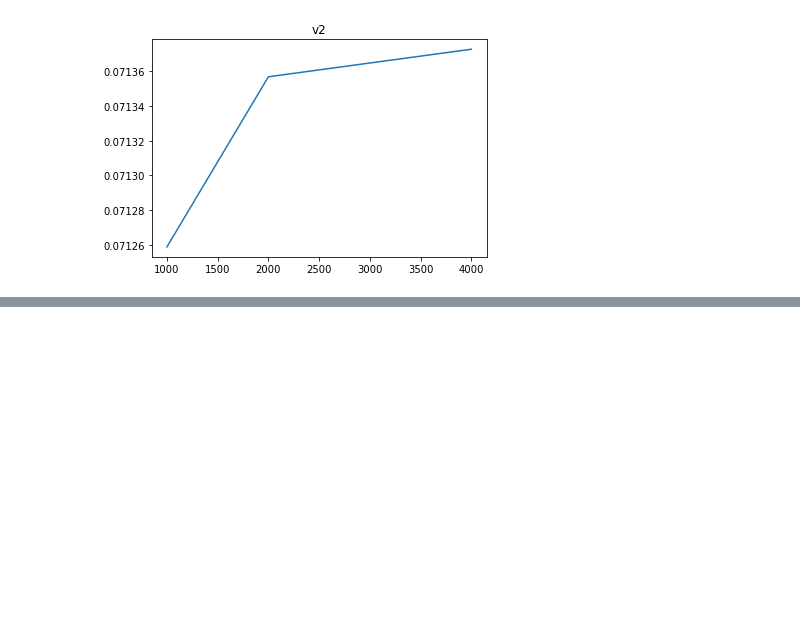
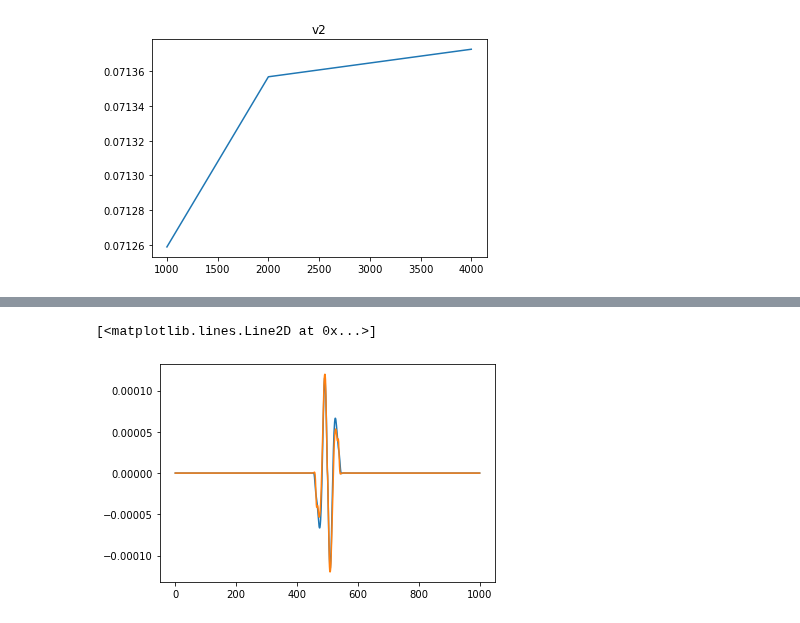
Before and after one commit to MarcusHatton/Plotting, a Jupyter notebook: PureShearRichardson.ipynb, the cells around one changed output, grey strips where cells are left out. Drawn from its saved outputs; the diff is of its cells as text; code cells hidden in the pictures; blank space fills up the shorter version.

```diff
--- a/PureShearRichardson.ipynb
+++ b/PureShearRichardson.ipynb
@@ -336,0 +345,13 @@ nan
+# %%
+for quant in['n','rho','p','v1','v2']:
+    timeslice = 1
+    y1nIS = fssISCE[0][timeslice]['Primitive/'+quant][:]
+    y2nIS = y1nIS.copy()
+    y4nIS = y1nIS.copy()
+    for i in range(sizes[0]):
+        y2nIS[i] = (fssISCE[1][timeslice]['Primitive/'+quant][2*i] + fssISCE[1][timeslice]['Primitive/'+quant][2*i+1]) / 2
+    for j in range(sizes[0]):
+        y4nIS[j] = (fssISCE[2][timeslice]['Primitive/'+quant][4*j] + fssISCE[2][timeslice]['Primitive/'+quant][4*j+1] + fssISCE[2][timeslice]['Primitive/'+quant][4*j+2] + fssISCE[2][timeslice]['Primitive/'+quant][4*j+3]) / 4
+    print(np.sum(np.linalg.norm(abs(y4nIS - y2nIS),2)), " - ", np.sum(np.linalg.norm(abs(y2nIS - y1nIS),2)))
+    meas_error = np.sum(np.linalg.norm(abs(y4nIS - y2nIS),2)) / np.sum(np.linalg.norm(abs(y2nIS - y1nIS),2))
+    print(1/meas_error)
@@ -336,0 +369,7 @@ nan
+# %%
+plt.figure()
+plt.plot(y2nIS[:] - y1nIS[:])
+plt.plot(6.87*(y4nIS[:] - y2nIS[:]))
+# %% [output]
+[<matplotlib.lines.Line2D at 0x...>]
+[figure, added]
```
Also changed, not shown: parts of 3 cells of this notebook, 2 other files.
